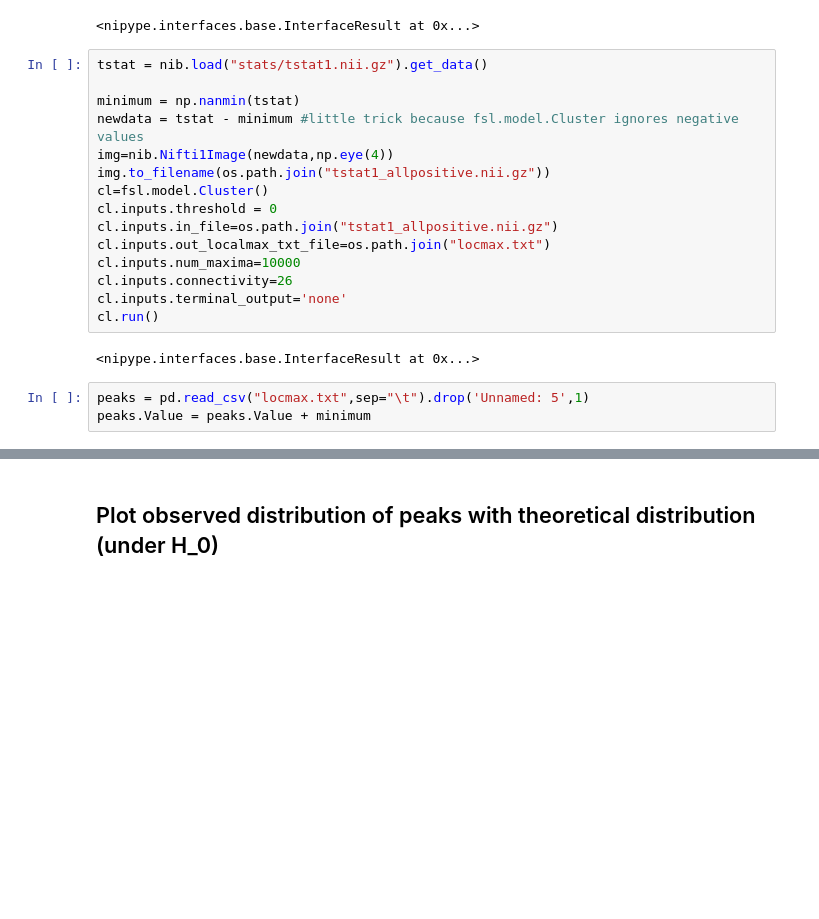
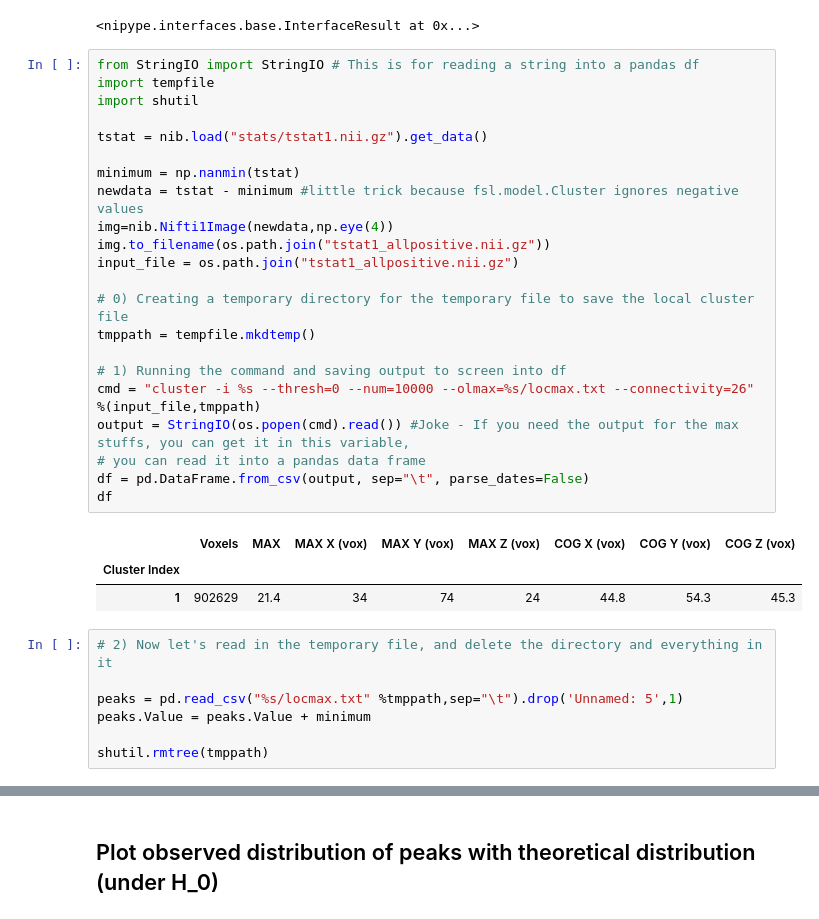
Before and after one commit to jokedurnez/neuropower_extended, a Jupyter notebook: peakdistribution/sim_modelfit_with_and_without_threshold.ipynb, the cells around one changed output, grey strips where cells are left out. Saved outputs shown, nothing was run; the diff lists cells and outputs as text; blank space fills up the shorter version.

```diff
--- a/peakdistribution/sim_modelfit_with_and_without_threshold.ipynb
+++ b/peakdistribution/sim_modelfit_with_and_without_threshold.ipynb
@@ -116,23 +116,36 @@ flameo=fsl.FLAMEO(cope_file='simulated_dataset.nii.gz',
 flameo.run()
 # %% [output]
 <nipype.interfaces.base.InterfaceResult at 0x...>
-# %%
-tstat = nib.load("stats/tstat1.nii.gz").get_data()
-
-minimum = np.nanmin(tstat)
-newdata = tstat - minimum #little trick because fsl.model.Cluster ignores negative values
-img=nib.Nifti1Image(newdata,np.eye(4))
-img.to_filename(os.path.join("tstat1_allpositive.nii.gz"))
-cl=fsl.model.Cluster()
-cl.inputs.threshold = 0
-cl.inputs.in_file=os.path.join("tstat1_allpositive.nii.gz")
-cl.inputs.out_localmax_txt_file=os.path.join("locmax.txt")
-cl.inputs.num_maxima=10000
-cl.inputs.connectivity=26
-cl.inputs.terminal_output='none'
-cl.run()
-# %% [output]
-<nipype.interfaces.base.InterfaceResult at 0x...>
+# %%
+from StringIO import StringIO # This is for reading a string into a pandas df
+import tempfile
+import shutil
+
+tstat = nib.load("stats/tstat1.nii.gz").get_data()
+
+minimum = np.nanmin(tstat)
+newdata = tstat - minimum #little trick because fsl.model.Cluster ignores negative values
+img=nib.Nifti1Image(newdata,np.eye(4))
+img.to_filename(os.path.join("tstat1_allpositive.nii.gz"))
+input_file = os.path.join("tstat1_allpositive.nii.gz")
+
+# 0) Creating a temporary directory for the temporary file to save the local cluster file
+tmppath = tempfile.mkdtemp()
+
+# 1) Running the command and saving output to screen into df
+cmd = "cluster -i %s --thresh=0 --num=10000 --olmax=%s/locmax.txt --connectivity=26" %(input_file,tmppath)
+output = StringIO(os.popen(cmd).read()) #Joke - If you need the output for the max stuffs, you can get it in this variable,
+# you can read it into a pandas data frame
+df = pd.DataFrame.from_csv(output, sep="\t", parse_dates=False)
+df
+# %% [output]
+|  | Voxels | MAX | MAX X (vox) | MAX Y (vox) | MAX Z (vox) | COG X (vox) | COG Y (vox) | COG Z (vox) |
+| Cluster Index |  |  |  |  |  |  |  |  |
+| 1 | 902629 | 21.4 | 34 | 74 | 24 | 44.8 | 54.3 | 45.3 |
 # %%
-peaks = pd.read_csv("locmax.txt",sep="\t").drop('Unnamed: 5',1)
+# 2) Now let's read in the temporary file, and delete the directory and everything in it
+
+peaks = pd.read_csv("%s/locmax.txt" %tmppath,sep="\t").drop('Unnamed: 5',1)
 peaks.Value = peaks.Value + minimum
+
+shutil.rmtree(tmppath)
```
Also changed, not shown: parts of 1 cell of this notebook.
